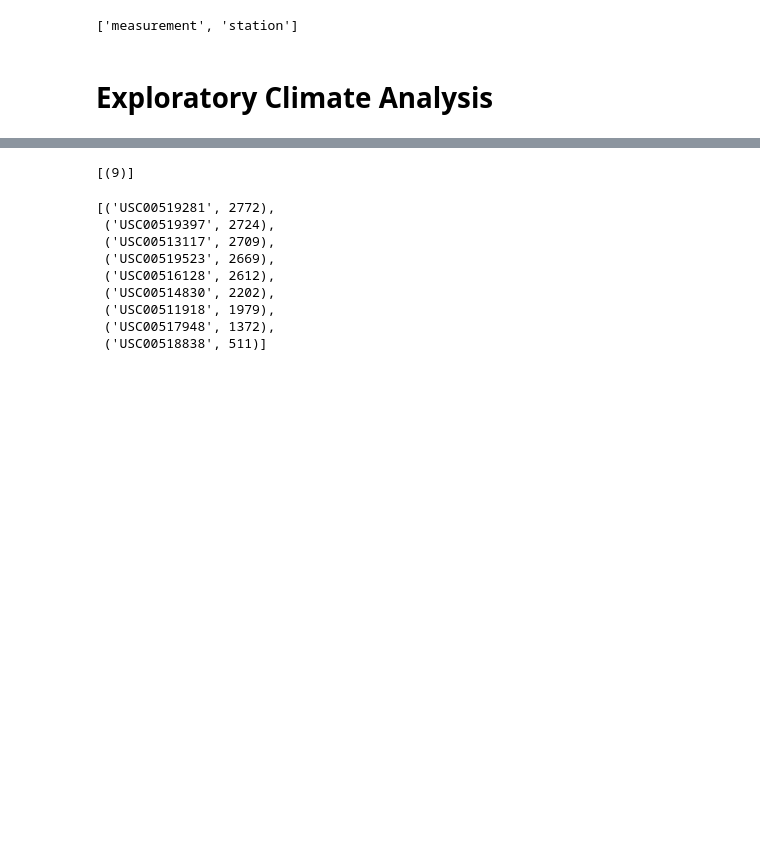
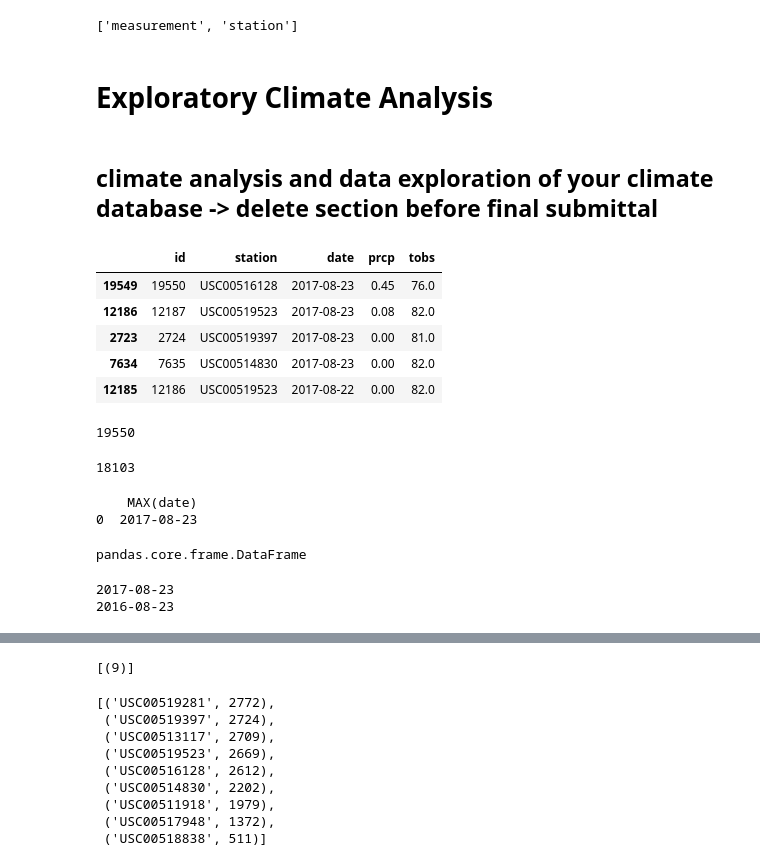
Before and after one commit to frederikdebruyker/hw10, a Jupyter notebook: climate_starter.ipynb, the cells around one changed output, grey strips where cells are left out. Drawn from its saved outputs; the diff is of its cells as text; code cells hidden in the pictures; blank space fills up the shorter version.

Commit message:
climate analysis and data exploration

```diff
--- a/climate_starter.ipynb
+++ b/climate_starter.ipynb
@@ -37,5 +37,27 @@ Station = Base.classes.station
 session = Session(engine)
 # %% [markdown]
 # Exploratory Climate Analysis
+# %% [markdown]
+## climate analysis and data exploration of your climate database -> delete section before final submittal
 # %%
 conn = engine.connect()
+# %%
+# Perform a query to retrieve the data and precipitation scores
+sql_statement='SELECT * FROM Measurement'
+# Save the query results as a Pandas DataFrame and set the index to the date column
+measurement_df = pd.read_sql(sql_statement, conn)
+# Sort the dataframe by date
+measurement_df=measurement_df.sort_values(by='date',ascending=False)
+#  get measurement table and store in dataframe
+measurement_df.head()
+# %% [output]
+|  | id | station | date | prcp | tobs |
+| 19549 | 19550 | USC00516128 | 2017-08-23 | 0.45 | 76.0 |
+| 12186 | 12187 | USC00519523 | 2017-08-23 | 0.08 | 82.0 |
+| 2723 | 2724 | USC00519397 | 2017-08-23 | 0.00 | 81.0 |
+| 7634 | 7635 | USC00514830 | 2017-08-23 | 0.00 | 82.0 |
+| 12185 | 12186 | USC00519523 | 2017-08-22 | 0.00 | 82.0 |
+# %%
+len(measurement_df)
+# %% [output]
+19550
@@ -41,0 +67,30 @@ conn = engine.connect()
+# %%
+len(measurement_df)
+# %% [output]
+18103
+# %%
+# max date from SQL
+sql_statement='SELECT MAX(date) FROM Measurement'
+max_date= pd.read_sql(sql_statement,conn)
+print(max_date)
+# %% [output]
+    MAX(date)
+0  2017-08-23
+# %%
+type(max_date)
+# %% [output]
+pandas.core.frame.DataFrame
+# %%
+# Calculate the date 1 year ago from the last data point in the database
+# max date based upon dataframe
+last_data_point=measurement_df['date'].max()
+end_date=last_data_point
+
+print(end_date)
+begin_date=end_date[4:]
+previous_year=int(end_date[:4]) - 1
+begin_date =str(previous_year)+begin_date
+print(begin_date)
+# %% [output]
+2017-08-23
+2016-08-23
```
Also changed, not shown: parts of 17 cells of this notebook.
